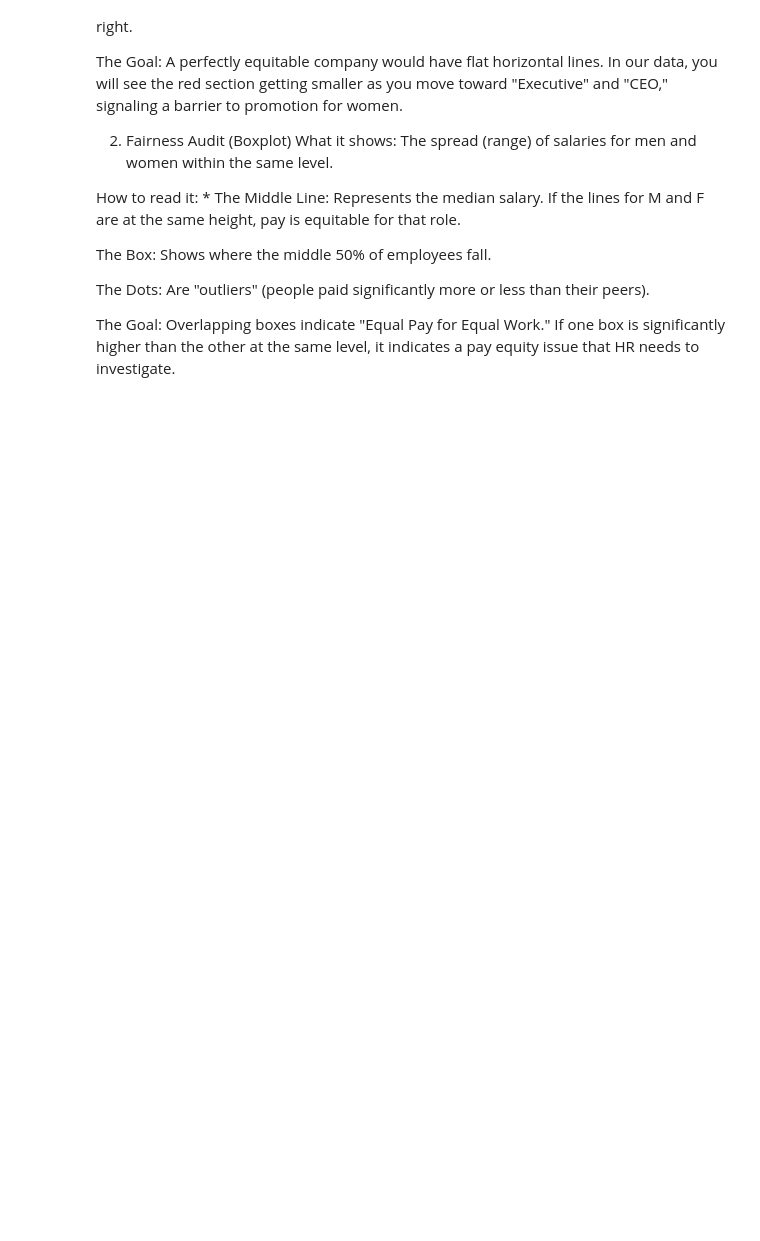
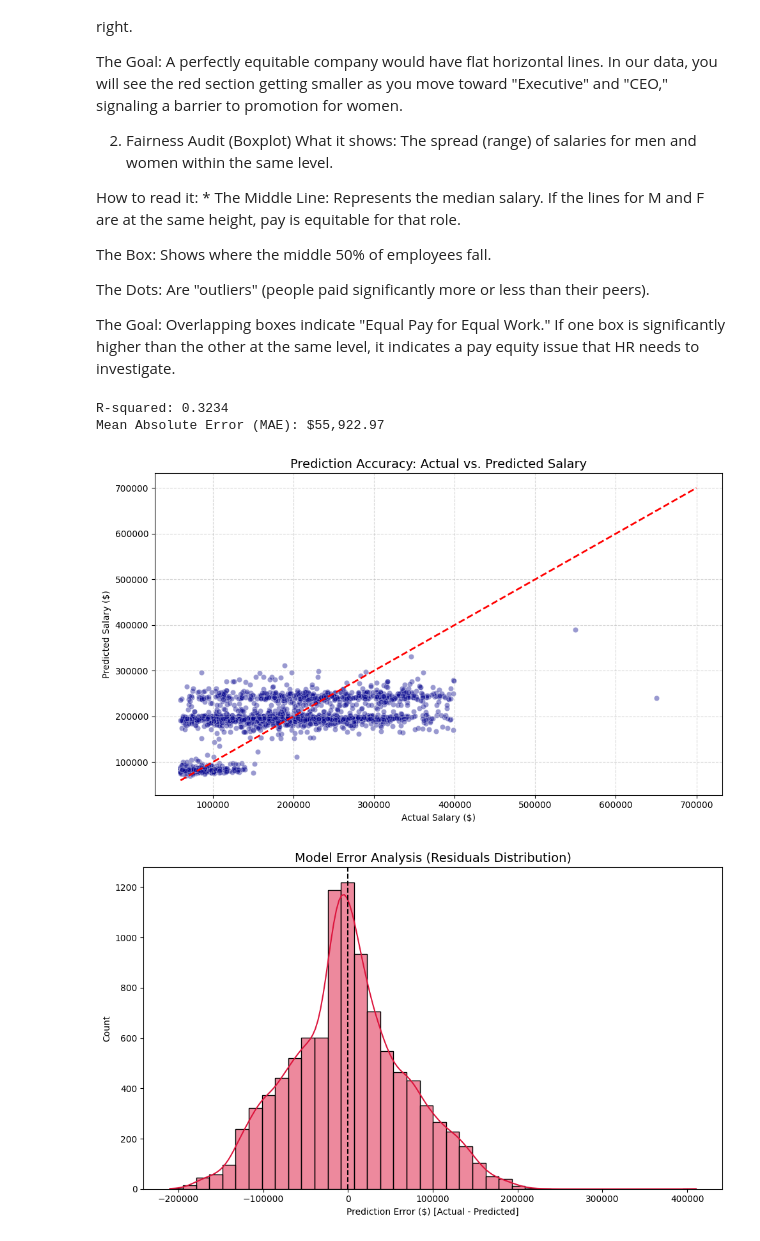
Before and after one commit to sonamg09/workplace-diversity-analysis, a Jupyter notebook: analysis.ipynb, the cells around one changed output. Cells and saved outputs as stored; diff of their text form; code cells hidden in the pictures; blank space fills up the shorter version.

Commit message:
graph changes and HR recommendations added

```diff
--- a/analysis.ipynb
+++ b/analysis.ipynb
@@ -394,3 +394,64 @@ The Box: Shows where the middle 50% of employees fall.
 The Dots: Are "outliers" (people paid significantly more or less than their peers).
 
 The Goal: Overlapping boxes indicate "Equal Pay for Equal Work." If one box is significantly higher than the other at the same level, it indicates a pay equity issue that HR needs to investigate.
+# %%
+# 2. FEATURE ENGINEERING FOR MODELING
+from sklearn.metrics import mean_absolute_error, r2_score
+
+
+X = df_merged[['dept', 'level', 'degree_level', 'sex', 'yrs_experience', 'total_managed', 'signing_bonus']].copy()
+
+# Map ordinal categories
+X['level_rank'] = X['level'].map({'IC': 0, 'MM': 1, 'D': 2, 'VP': 3, 'E': 4, 'CEO': 5})
+X['degree_rank'] = X['degree_level'].map({'High_School': 0, 'Bachelor': 1, 'Master': 2, 'PhD': 3})
+
+# One-hot encode nominal categories
+X = pd.get_dummies(X.drop(['level', 'degree_level'], axis=1), columns=['dept', 'sex'], drop_first=True)
+y = df_merged['salary']
+
+# 3. MODEL TRAINING
+X_train, X_test, y_train, y_test = train_test_split(X, y, test_size=0.2, random_state=42)
+
+# Using Random Forest Regressor
+rf_model = RandomForestRegressor(n_estimators=100, max_depth=12, random_state=42)
+rf_model.fit(X_train, y_train)
+
+# 4. PREDICTIONS & METRICS
+y_pred = rf_model.predict(X_test)
+r2 = r2_score(y_test, y_pred)
+mae = mean_absolute_error(y_test, y_pred)
+
+print(f"R-squared: {r2:.4f}")
+print(f"Mean Absolute Error (MAE): ${mae:,.2f}")
+
+# Generate Full Prediction Table
+df_merged['predicted_salary'] = rf_model.predict(X)
+df_merged['residual'] = df_merged['salary'] - df_merged['predicted_salary']
+df_merged.to_csv('final_salary_predictions.csv', index=False)
+
+# 5. VISUALIZATIONS
+# Plot 1: Actual vs Predicted
+plt.figure(figsize=(10, 6))
+sns.scatterplot(x=y_test, y=y_pred, alpha=0.4, color='darkblue')
+plt.plot([y.min(), y.max()], [y.min(), y.max()], 'r--', lw=2)
+plt.title('Prediction Accuracy: Actual vs. Predicted Salary', fontsize=14)
+plt.xlabel('Actual Salary ($)')
+plt.ylabel('Predicted Salary ($)')
+plt.grid(True, linestyle='--', alpha=0.5)
+plt.tight_layout()
+plt.savefig('actual_vs_predicted_final.png')
+
+# Plot 2: Residual Plot (Error)
+plt.figure(figsize=(10, 6))
+sns.histplot(df_merged['residual'], kde=True, color='crimson', bins=40)
+plt.axvline(0, color='black', linestyle='--')
+plt.title('Model Error Analysis (Residuals Distribution)', fontsize=14)
+plt.xlabel('Prediction Error ($) [Actual - Predicted]')
+plt.ylabel('Count')
+plt.tight_layout()
+plt.savefig('error_distribution_final.png')
+# %% [output]
+R-squared: 0.3234
+Mean Absolute Error (MAE): $55,922.97
+[figure, added]
+[figure, added]
```
Also changed, not shown: parts of 1 cell of this notebook, 7 other files.
